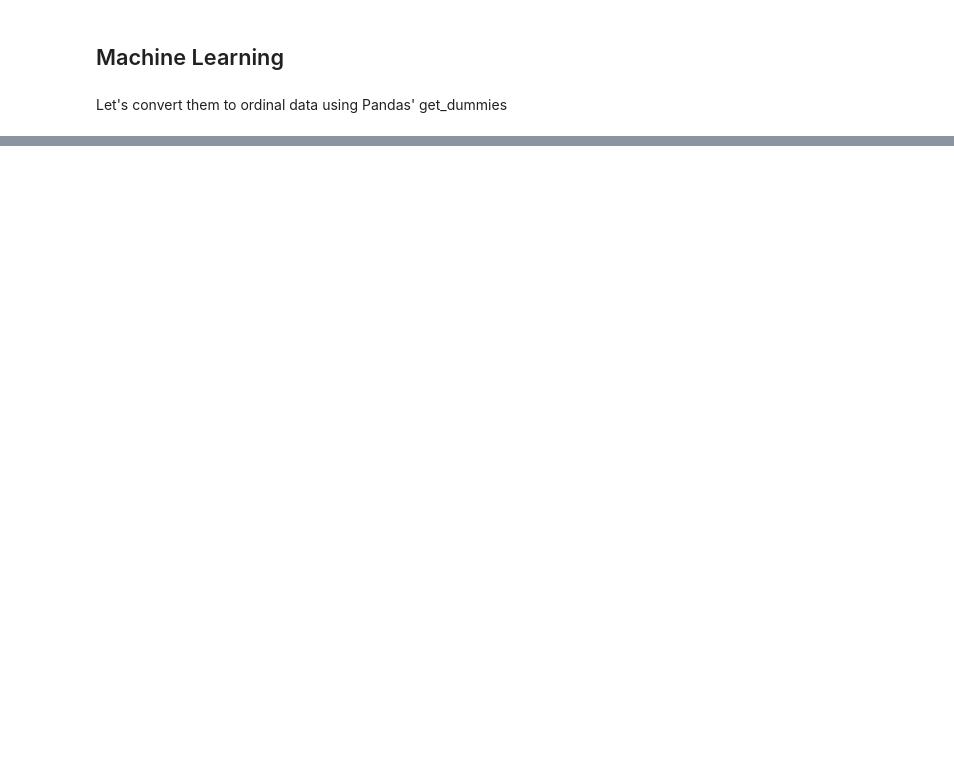
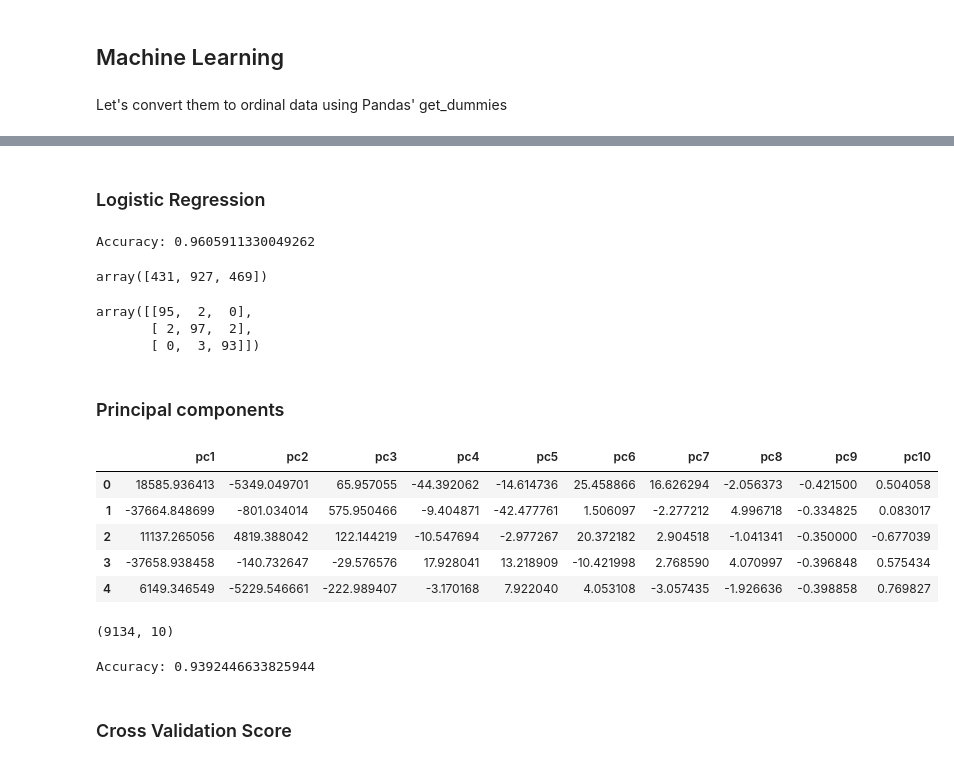
Before and after one commit to miriammg/Final-Project-IH, a Jupyter notebook: Final Project.ipynb, the cells around one changed output, grey strips where cells are left out. Saved outputs shown, nothing was run; the diff lists cells and outputs as text; code cells hidden in the pictures; blank space fills up the shorter version.

```diff
--- a/Final Project.ipynb
+++ b/Final Project.ipynb
@@ -490,9 +478,8 @@ print(Total_claim_min, Total_claim_max, Total_claim_mean, Total_claim_q1, Total_
 # %% [output]
 0.09900700000000001 2893.239678 434.0887943128969 272.2582445 547.5148387500001
 # %%
-expend_labels = ['Low', 'Moderate', 'High']
-cutoffs = [Total_claim_min, Total_claim_q1, Total_claim_q2, Total_claim_max]
-df['Total Claim Labels'] = pd.cut(df['Total Claim Amount'],cutoffs, labels=expend_labels)
-df['Total Claim Labels'].dtype
+#Labels = 0: Low , Moderate, High
+cutoffs = [0, Total_claim_q1, Total_claim_q2, Total_claim_max]
+df['Total Claim Labels'] = pd.cut(df['Total Claim Amount'],cutoffs, labels=[0,1,2])
 print(df['Total Claim Labels'].head())
 # %% [output]
@@ -522,6 +512,6 @@ Let's convert them to ordinal data using Pandas' get_dummies
 # %%
 #df['Total Claim Labels'].astype(object)
 #columns = [col for col in df.columns if (df[col].dtype == object)]
-columns=['State', 'Response', 'Coverage', 'Education','EmploymentStatus', 'Gender', 'Location Code', 'Marital Status', 'Policy Type', 'Policy', 'Renew Offer Type', 'Sales Channel', 'Vehicle Class', 'Vehicle Size', 'Total Claim Labels']
+columns=[col for col in df.columns if df[col].dtype == object]
 
-df_model = pd.get_dummies(data=df, columns = columns)
+df_model = pd.get_dummies(data=df, columns = columns, drop_first=True)
@@ -553,10 +518,7 @@ bread_clusters.cluster_centers_
 # %%
-from sklearn.model_selection import train_test_split
-
-a = ['Total Claim Labels_Low', 'Total Claim Labels_Moderate', 'Total Claim Labels_High']
-cols = [col for col in df_model.columns if col not in a]
+cols = [col for col in df_model.columns if col != ['Total Claim Labels']]
 X = df_model[cols]
-y = df_model[a]
+y = df_model['Total Claim Labels']
 
 X_train, X_test, y_train, y_test = train_test_split(X, y, test_size=0.2)
 display(X_train.shape)
@@ -578,0 +572,29 @@ ValueError: bad input shape (7307, 3)
+# %% [markdown]
+### Logistic Regression
+# %%
+clf_logistic = linear_model.LogisticRegression()
+clf_logistic.fit(X_train, y_train)
+clf_logistic.score(X_test, y_test)
+y_pred_logistic = clf_logistic.predict(X_test)
+print("Accuracy:",metrics.accuracy_score(y_test, y_pred_logistic))
+# %% [output]
+Accuracy: 0.9605911330049262
+# %%
+# Confusion Matrix
+cm = confusion_matrix(y_test, y_pred_logistic)
+
+totals = cm.sum(axis=1)
+cm_total = [totals, totals, totals]
+display(cm.sum(axis=1))
+
+m2 = ((cm/cm_total)*100).astype(int)
+display(m2)
+
+
+from confussion import print_confusion_matrix
+print_confusion_matrix(m2,['Low','Moderate', 'High'])
+# %% [output]
+array([431, 927, 469])
+array([[95,  2,  0],
+       [ 2, 97,  2],
+       [ 0,  3, 93]])
@@ -578,0 +606,21 @@ ValueError: bad input shape (7307, 3)
+# %% [markdown]
+### Principal components
+# %%
+# Principal Components
+from sklearn.decomposition import PCA
+
+pca = PCA(n_components=10)
+
+principalComponents = pca.fit_transform(X)
+
+df_pca = pd.DataFrame(data=principalComponents, columns =['pc1', 'pc2','pc3','pc4', 'pc5','pc6', 'pc7', 'pc8', 'pc9', 'pc10'])
+display(df_pca.head())
+display(df_pca.shape)
+# %% [output]
+|  | pc1 | pc2 | pc3 | pc4 | pc5 | pc6 | pc7 | pc8 | pc9 | pc10 |
+| 0 | 18585.936413 | -5349.049701 | 65.957055 | -44.392062 | -14.614736 | 25.458866 | 16.626294 | -2.056373 | -0.421500 | 0.504058 |
+| 1 | -37664.848699 | -801.034014 | 575.950466 | -9.404871 | -42.477761 | 1.506097 | -2.277212 | 4.996718 | -0.334825 | 0.083017 |
+| 2 | 11137.265056 | 4819.388042 | 122.144219 | -10.547694 | -2.977267 | 20.372182 | 2.904518 | -1.041341 | -0.350000 | -0.677039 |
+| 3 | -37658.938458 | -140.732647 | -29.576576 | 17.928041 | 13.218909 | -10.421998 | 2.768590 | 4.070997 | -0.396848 | 0.575434 |
+| 4 | 6149.346549 | -5229.546661 | -222.989407 | -3.170168 | 7.922040 | 4.053108 | -3.057435 | -1.926636 | -0.398858 | 0.769827 |
+(9134, 10)
@@ -578,0 +635,10 @@ ValueError: bad input shape (7307, 3)
+# %%
+clf_logistic = linear_model.LogisticRegression()
+clf_logistic.fit(X_train_pca, y_train_pca)
+clf_logistic.score(X_test_pca, y_test_pca)
+y_pred_logistic_pca = clf_logistic.predict(X_test_pca)
+print("Accuracy:",metrics.accuracy_score(y_test_pca, y_pred_logistic_pca))
+# %% [output]
+Accuracy: 0.9392446633825944
+# %% [markdown]
+### Cross Validation Score
```
Also changed, not shown: parts of 23 cells of this notebook.
